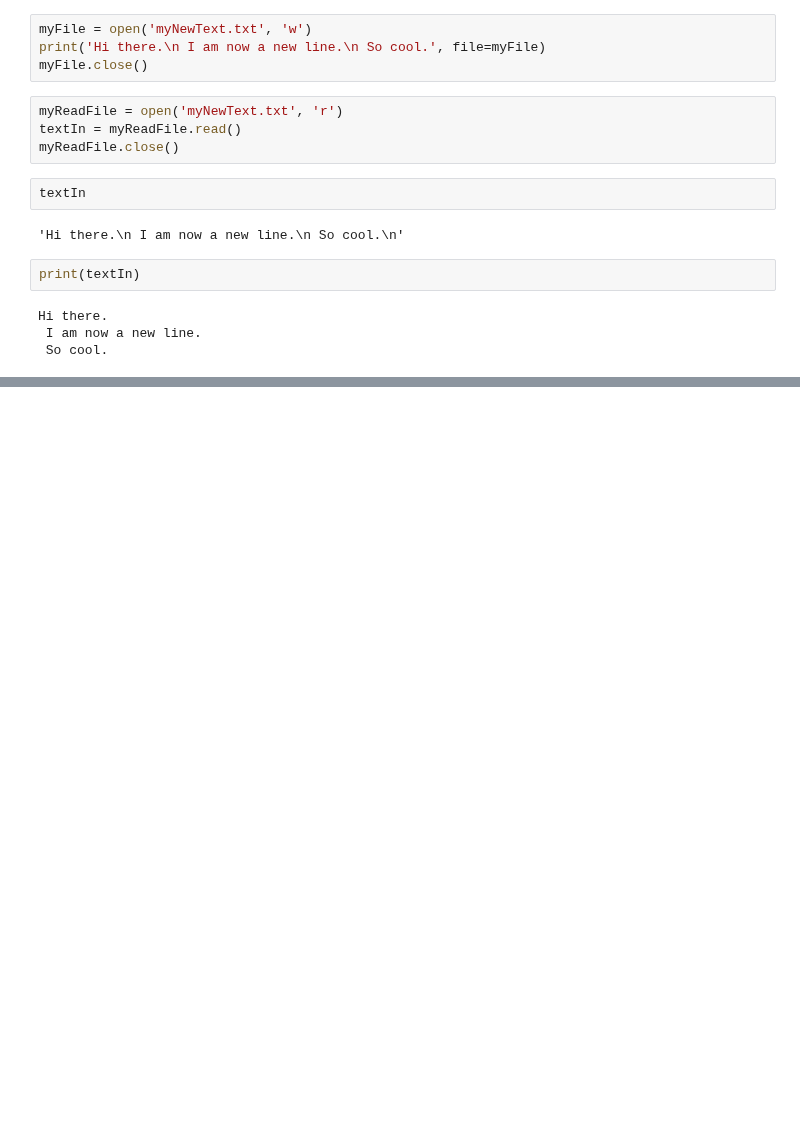
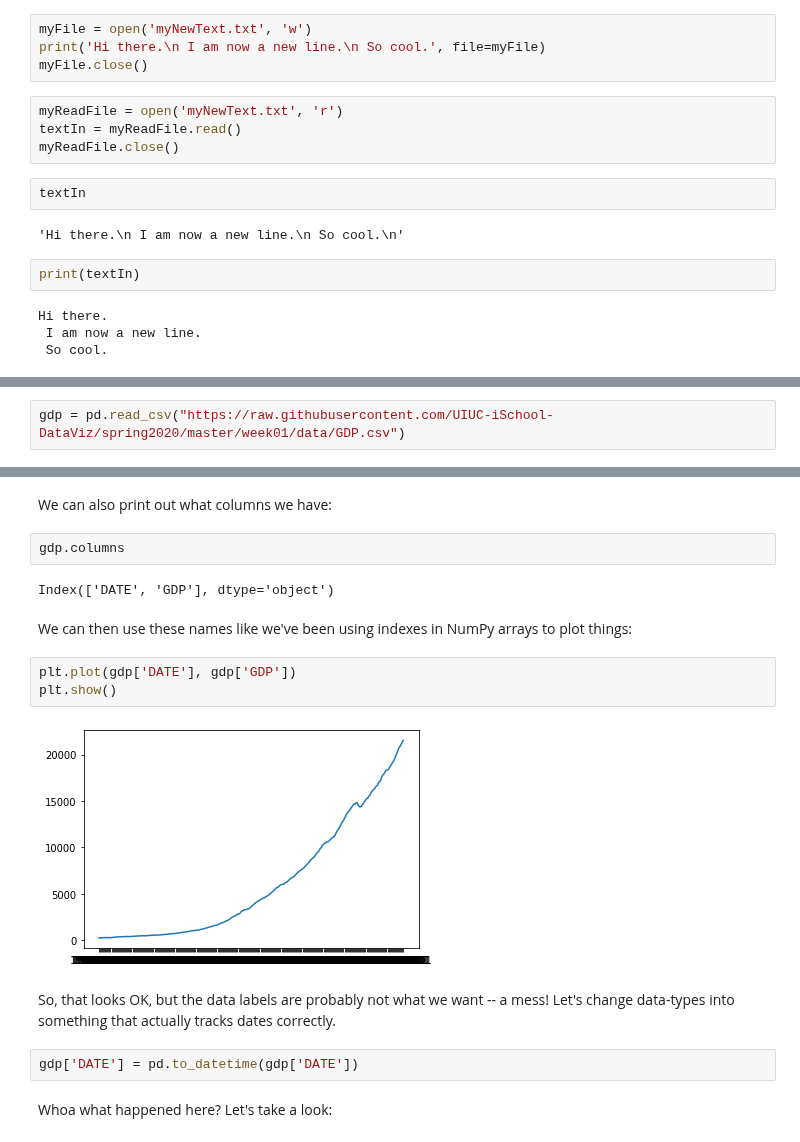
Before and after one commit to jnaiman/csci-p-14110_su2020, a Jupyter notebook: _site/lesson03/prep_notebook_lesson03.ipynb, the cells around one changed output, grey strips where cells are left out. Drawn from its saved outputs; the diff is of its cells as text; blank space fills up the shorter version.

```diff
--- a/_site/lesson03/prep_notebook_lesson03.ipynb
+++ b/_site/lesson03/prep_notebook_lesson03.ipynb
@@ -227,0 +244,2 @@ Hi there.
+# %%
+gdp = pd.read_csv("https://raw.githubusercontent.com/UIUC-iSchool-DataViz/spring2020/master/week01/data/GDP.csv")
@@ -227,0 +321,19 @@ Hi there.
+# %% [markdown]
+We can also print out what columns we have:
+# %%
+gdp.columns
+# %% [output]
+Index(['DATE', 'GDP'], dtype='object')
+# %% [markdown]
+We can then use these names like we've been using indexes in NumPy arrays to plot things:
+# %%
+plt.plot(gdp['DATE'], gdp['GDP'])
+plt.show()
+# %% [output]
+[figure, added]
+# %% [markdown]
+So, that looks OK, but the data labels are probably not what we want -- a mess!  Let's change data-types into something that actually tracks dates correctly.
+# %%
+gdp['DATE'] = pd.to_datetime(gdp['DATE'])
+# %% [markdown]
+Whoa what happened here?  Let's take a look:
```
Also changed, not shown: parts of 37 cells of this notebook, 6 other files.
